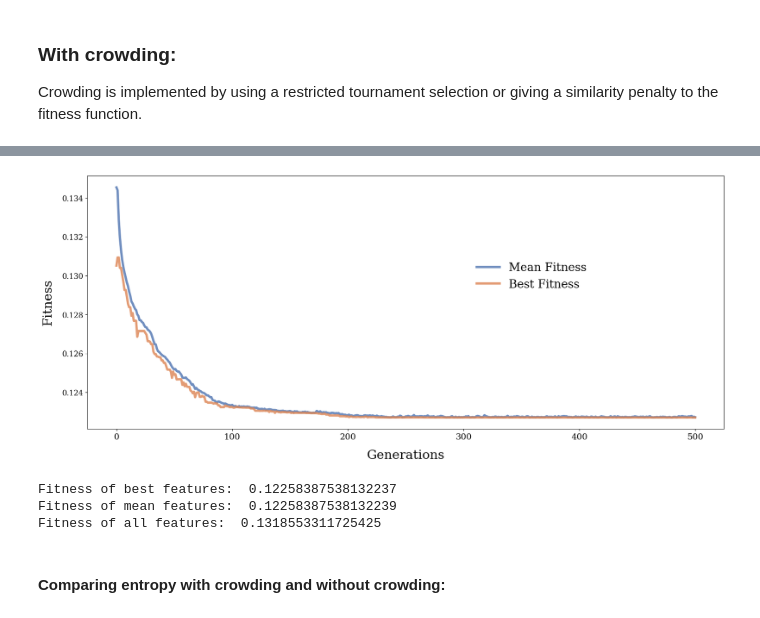
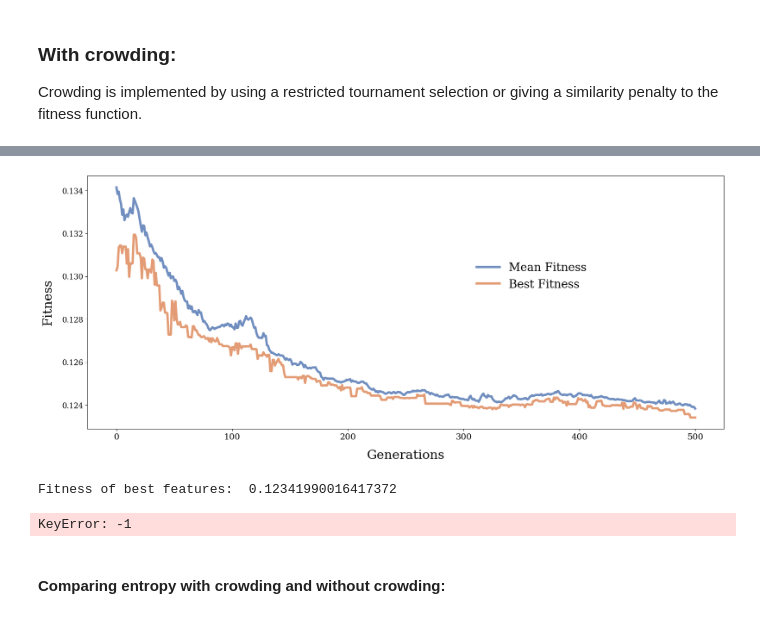
Before and after one commit to olavforland/IT3708, a Jupyter notebook: Project1/project1.ipynb, the cells around one changed output, grey strips where cells are left out. Drawn from its saved outputs; the diff is of its cells as text; code cells hidden in the pictures.

```diff
--- a/Project1/project1.ipynb
+++ b/Project1/project1.ipynb
@@ -107,22 +115,31 @@ Fitness of all features:  0.1318553311725425
 # %%
 import numpy as np
 from plots import plot_fitness
+
+
+from genetic_algorithm import SGA_LinReg
+import pandas as pd
+from LinReg import LinReg
+
+data = pd.read_csv('dataset.txt', header=None).values
+X, y = data[:, :-1], data[:, -1]
+reg = LinReg(X=X, y=y)
+
 
 size = 50
 bits = X.shape[1]
 sga_linreg = SGA_LinReg(size=size, bits=bits, linreg=reg)
 tournament_population, tournament_mean_fitness, tournament_best_fitness, tournament_entropy = sga_linreg.run(generations=500, maximize=False, p_crossover=0.3, p_mut=0.01, crowding='tournament')
 plot_fitness(tournament_mean_fitness, tournament_best_fitness)
 # %% [output]
-[figure, old version]
+[figure, new version]
 # %%
-print('Fitness of best features: ', best_fitness[-1])
+print('Fitness of best features: ', tournament_best_fitness[-1])
 print('Fitness of mean features: ', mean_fitness[-1])
 print('Fitness of all features: ', reg.get_fitness(np.ones_like(best_features)))
 # %% [output]
-Fitness of best features:  0.12258387538132237
-Fitness of mean features:  0.12258387538132239
-Fitness of all features:  0.1318553311725425
+Fitness of best features:  0.12341990016417372
+KeyError: -1
 # %% [markdown]
 #### Comparing entropy with crowding and without crowding:
 # %%
```
Also changed, not shown: parts of 9 cells of this notebook, 1 other file.
